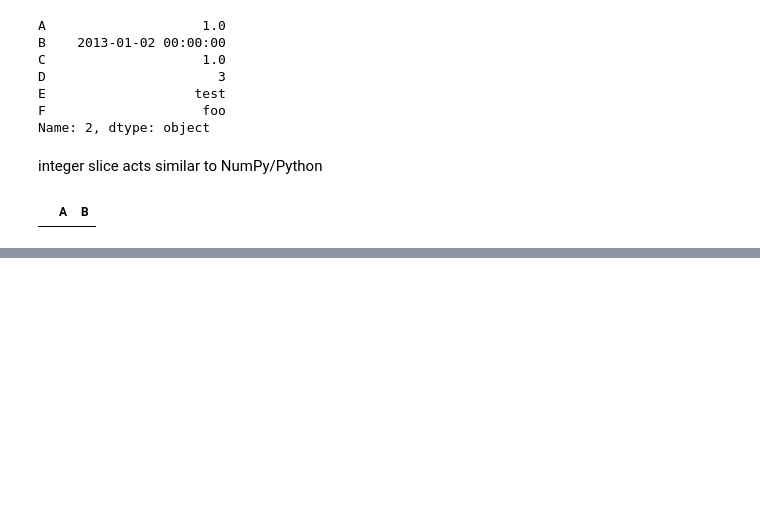
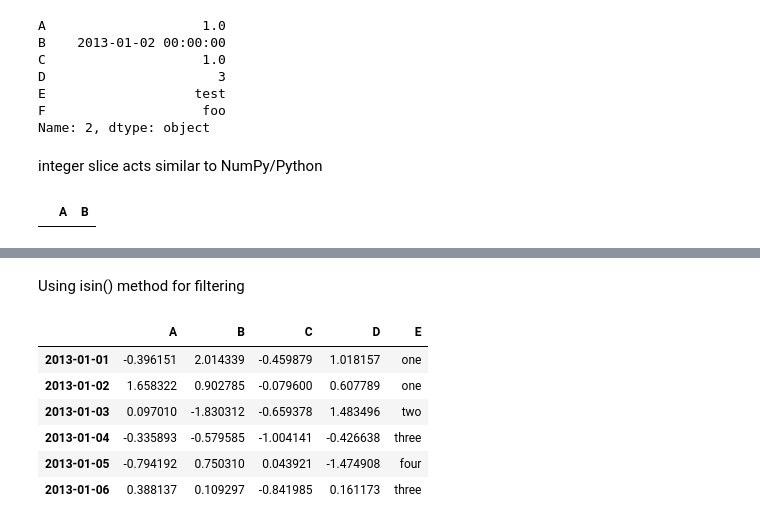
Before and after one commit to guddiyasingh/python-main, a Jupyter notebook: 10_minutes_panda.ipynb, the cells around one changed output, grey strips where cells are left out. Drawn from its saved outputs; the diff is of its cells as text; code cells hidden in the pictures; blank space fills up the shorter version.

```diff
--- a/10_minutes_panda.ipynb
+++ b/10_minutes_panda.ipynb
@@ -291,0 +349,14 @@ df2.iloc[3:2,0:2]
+# %% [markdown]
+Using isin() method for filtering
+# %%
+df2=df.copy()
+df2["E"]=["one","one","two","three","four","three"]
+df2
+# %% [output]
+|  | A | B | C | D | E |
+| 2013-01-01 | -0.396151 | 2.014339 | -0.459879 | 1.018157 | one |
+| 2013-01-02 | 1.658322 | 0.902785 | -0.079600 | 0.607789 | one |
+| 2013-01-03 | 0.097010 | -1.830312 | -0.659378 | 1.483496 | two |
+| 2013-01-04 | -0.335893 | -0.579585 | -1.004141 | -0.426638 | three |
+| 2013-01-05 | -0.794192 | 0.750310 | 0.043921 | -1.474908 | four |
+| 2013-01-06 | 0.388137 | 0.109297 | -0.841985 | 0.161173 | three |
```
Also changed, not shown: parts of 12 cells of this notebook.
